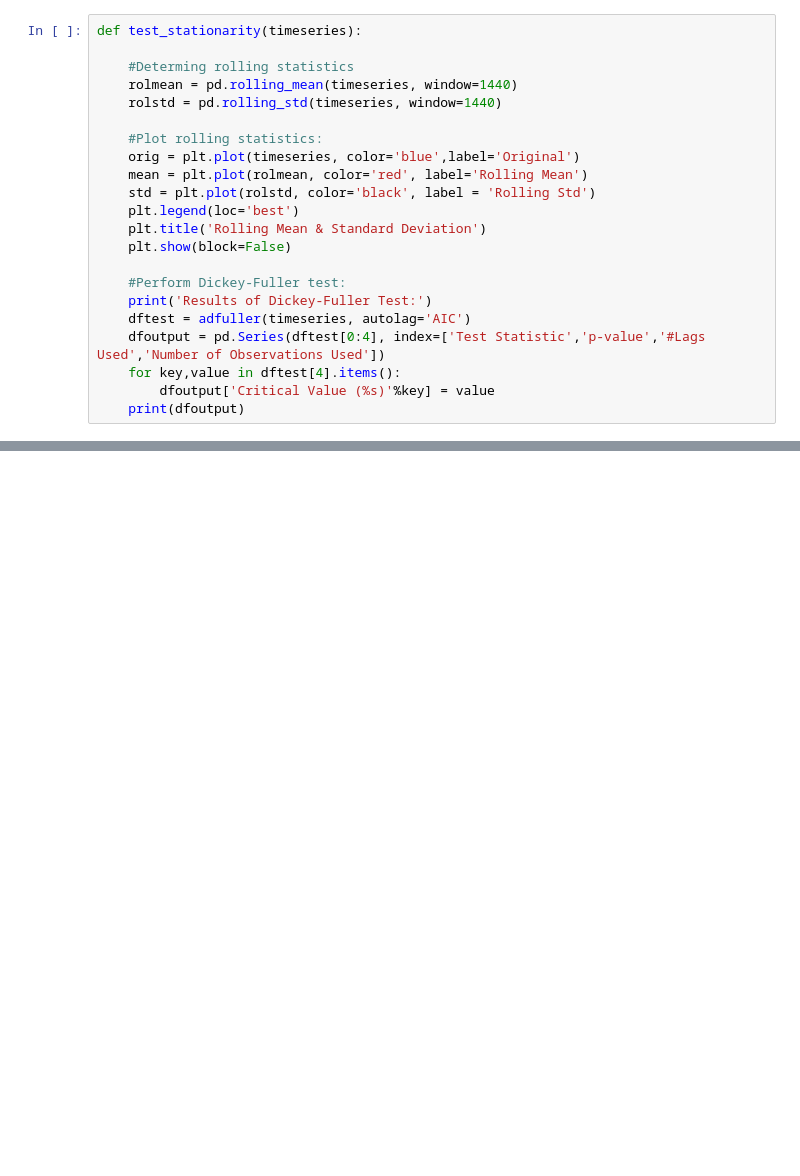
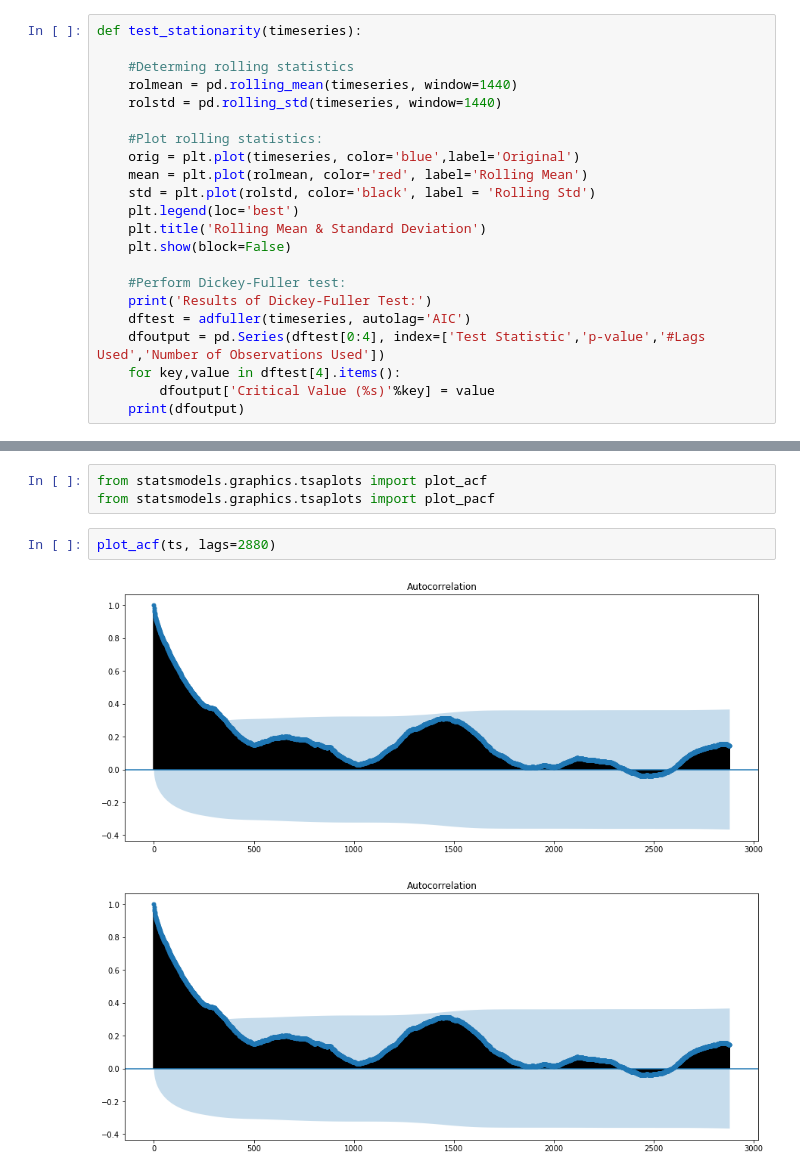
Before and after one commit to lcguerrerocovo/autoscaling-forecast, a Jupyter notebook: analysis.ipynb, the cells around one changed output, grey strips where cells are left out. Drawn from its saved outputs; the diff is of its cells as text; blank space fills up the shorter version.

```diff
--- a/analysis.ipynb
+++ b/analysis.ipynb
@@ -131 +172,9 @@ Critical Value (1%)              -3.431006
 dtype: float64
+# %%
+from statsmodels.graphics.tsaplots import plot_acf
+from statsmodels.graphics.tsaplots import plot_pacf
+# %%
+plot_acf(ts, lags=2880)
+# %% [output]
+[figure, added]
+[figure, added]
```
Also changed, not shown: parts of 12 cells of this notebook.
